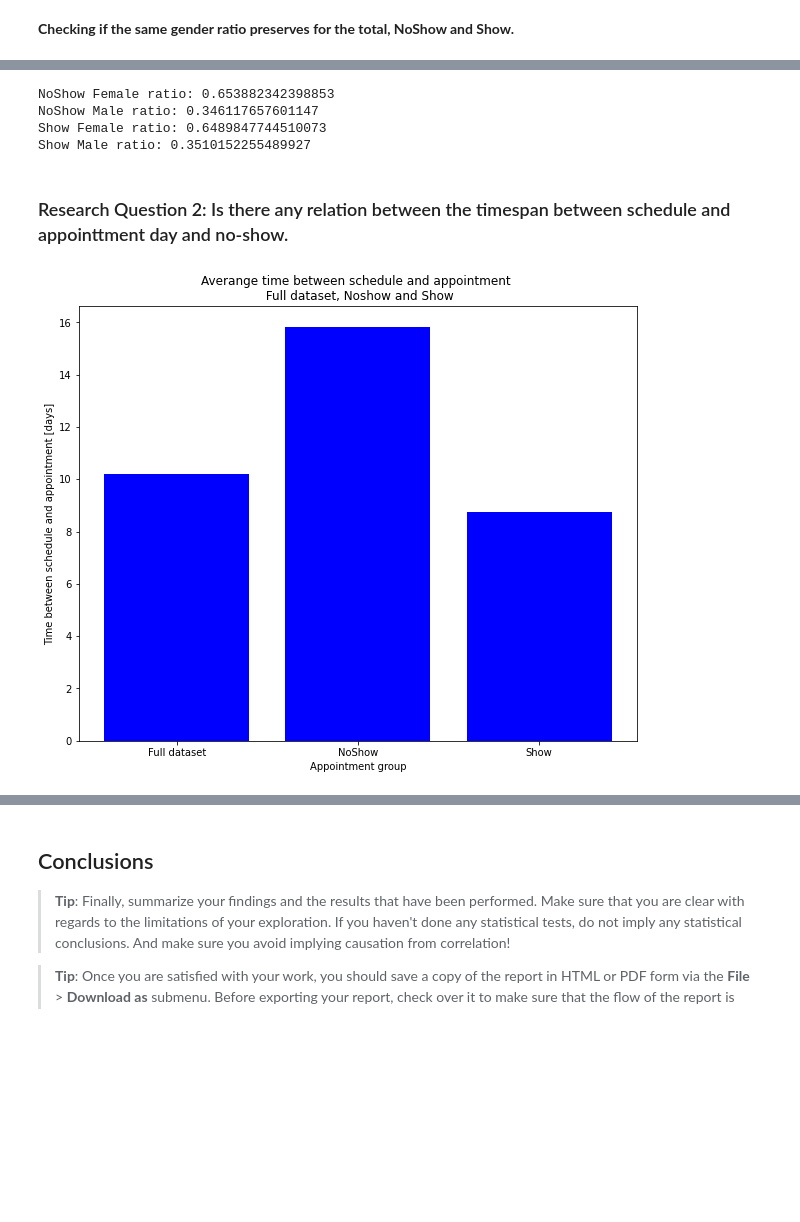
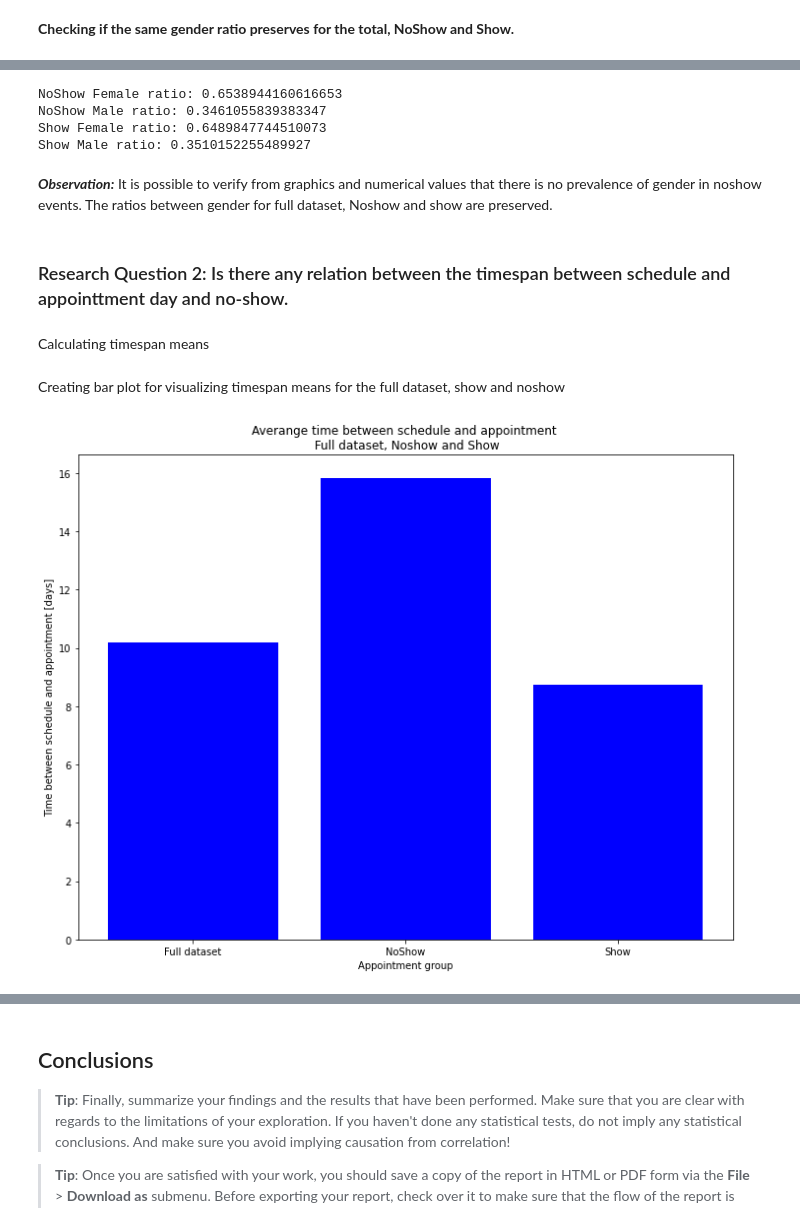
Before and after one commit to mpicanco/udacity_proj2, a Jupyter notebook: investigate-a-dataset-template.ipynb, the cells around one changed output, grey strips where cells are left out. Cells and saved outputs as stored; diff of their text form; code cells hidden in the pictures; blank space fills up the shorter version.

```diff
--- a/investigate-a-dataset-template.ipynb
+++ b/investigate-a-dataset-template.ipynb
@@ -225,6 +225,7 @@ Age min value:0 , Age Max value:115
 - ***Creating the column schddayofweek column day of the week of scheduledday colouns.***
 # %%
 df['timespan']= df['appointmentday'].dt.date - df['scheduledday'].dt.date
+df['timespan']=df['timespan']/np.timedelta64(1, 'D')
 df['appdayofweek'] = df['appointmentday'].dt.dayofweek
 df['schddayofweek'] = df['scheduledday'].dt.dayofweek
 # %%
@@ -249,0 +299,2 @@ df.head(50)
+# %%
+df.drop(df.query('timespan<0').index,inplace=True)
@@ -341,36 +410,34 @@ print('NoShow Male ratio:',noshow_gender[1]/noshow_gender.sum())
 print('Show Female ratio:',show_gender[0]/show_gender.sum())
 print('Show Male ratio:',show_gender[1]/show_gender.sum())
 # %% [output]
-NoShow Female ratio: 0.653882342398853
-NoShow Male ratio: 0.346117657601147
+NoShow Female ratio: 0.6538944160616653
+NoShow Male ratio: 0.3461055839383347
 Show Female ratio: 0.6489847744510073
 Show Male ratio: 0.3510152255489927
+# %% [markdown]
+***Observation:***   It is possible to verify from graphics and numerical values that there is no prevalence of gender in noshow events. The ratios between gender for full dataset, Noshow and show are preserved.
 # %% [markdown]
 ### Research Question 2: Is there any relation between the timespan between schedule and appointtment day and no-show.
+# %% [markdown]
+Calculating timespan means
 # %%
-noshow_mean = df[noshow].timespan.mean()/np.timedelta64(1, 'D')
-show_mean = df[show].timespan.mean()/np.timedelta64(1, 'D')
-full_mean = df.timespan.mean()/np.timedelta64(1, 'D')
+noshow_mean = df[noshow].timespan.mean()
+show_mean = df[show].timespan.mean()
+full_mean = df.timespan.mean()
+# %% [markdown]
+Creating bar plot for visualizing timespan means for the full dataset, show and noshow
 # %%
-# create a dataset
+fig, ax = plt.subplots(figsize=(10,8))
 height = [full_mean,noshow_mean,show_mean]
-
 bars = ('Full dataset', 'NoShow', 'Show')
-
 x_pos = np.arange(len(bars))
-
-plt.figure(figsize=(10,8))
-
-plt.bar(x_pos, height, color='b')
-
-plt.xticks(x_pos, bars)
-
-plt.title('Averange time between schedule and appointment \n Full dataset, Noshow and Show')
-
-plt.xlabel('Appointment group')
-
-plt.ylabel('Time between schedule and appointment [days]')
-
+ax.bar(x_pos, height, color='b')
+ax.set_xticks(x_pos)
+ax.set_xticklabels(bars)
+ax.set_title('Averange time between schedule and appointment \n Full dataset, Noshow and Show')
+ax.set_xlabel('Appointment group')
+ax.set_ylabel('Time between schedule and appointment [days]')
+fig.tight_layout()
 plt.show()
 # %% [output]
-[figure, old version]
+[figure, new version]
```
Also changed, not shown: parts of 22 cells of this notebook.
